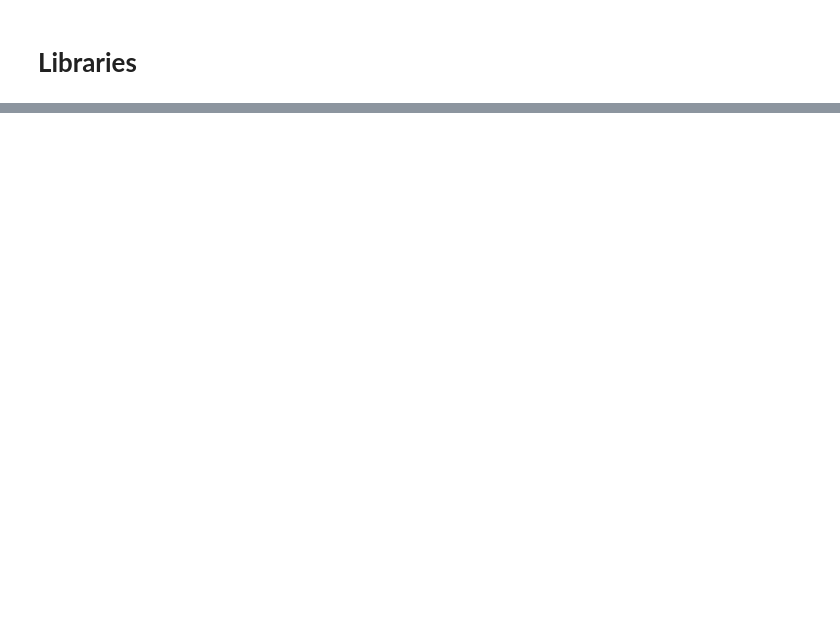
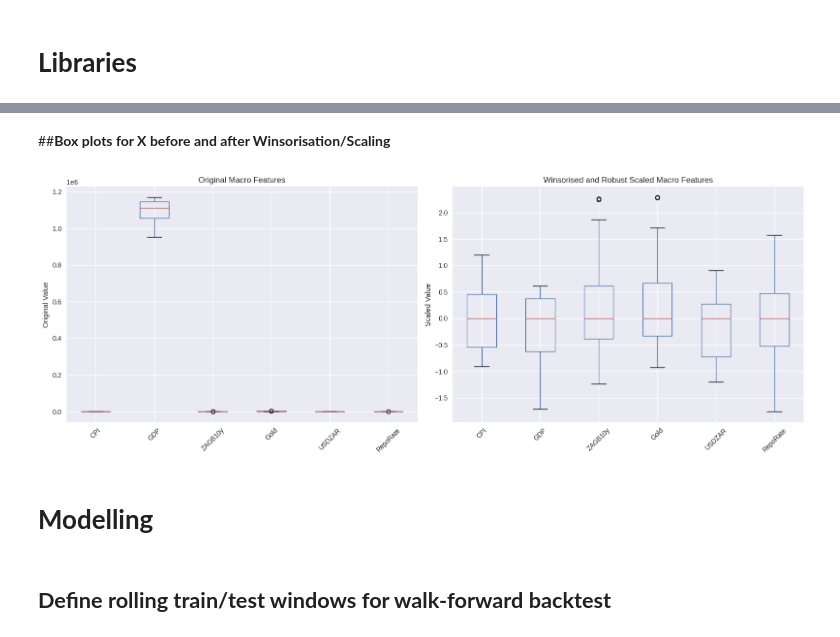
Before and after one commit to MATHONSIMM/Capstone-Project-Group-11192, a Jupyter notebook: Capstone_Project_Group_11192.ipynb, the cells around one changed output, grey strips where cells are left out. Saved outputs shown, nothing was run; the diff lists cells and outputs as text; code cells hidden in the pictures; blank space fills up the shorter version.

```diff
--- a/Capstone_Project_Group_11192.ipynb
+++ b/Capstone_Project_Group_11192.ipynb
@@ -1069,0 +692,30 @@ Average Hit Ratio (DNN): 0.583
+# %%
+def winsorise_series(s, lower=0.01, upper=0.99):
+    """
+    Winsorise a Series by clipping to given quantiles.
+    Helps reduce extreme macro shocks.
+    """
+    lower_q = s.quantile(lower)
+    upper_q = s.quantile(upper)
+    return s.clip(lower_q, upper_q)
+
+X_winsor = X.apply(winsorise_series, axis=0)
+
+print("Winsorised X head:")
+display(X_winsor.head())
+
+scaler = RobustScaler()
+X_scaled_values = scaler.fit_transform(X_winsor)
+
+X_scaled = pd.DataFrame(
+    X_scaled_values,
+    index=X_winsor.index,
+    columns=X_winsor.columns
+)
+
+print("\nScaled X head:")
+display(X_scaled.head())
+
+X_prepared = X_scaled.copy()
+
+print("\nFinal prepared macro feature matrix shape:", X_prepared.shape)
@@ -1069,0 +740,23 @@ Average Hit Ratio (DNN): 0.583
+# %% [markdown]
+##**Box plots for X before and after Winsorisation/Scaling**
+# %%
+fig, axes = plt.subplots(1, 2, figsize=(16, 6), sharey=False)
+X.boxplot(ax=axes[0])
+axes[0].set_title('Original Macro Features')
+axes[0].set_ylabel('Original Value')
+axes[0].tick_params(axis='x', rotation=45)
+
+# Box plot for Winsorised and Robust Scaled macro features
+X_prepared.boxplot(ax=axes[1])
+axes[1].set_title('Winsorised and Robust Scaled Macro Features')
+axes[1].set_ylabel('Scaled Value')
+axes[1].tick_params(axis='x', rotation=45)
+
+plt.tight_layout()
+plt.show()
+# %% [output]
+[figure, added]
+# %% [markdown]
+# **Modelling**
+# %% [markdown]
+## **Define rolling train/test windows for walk-forward backtest**
```
Also changed, not shown: parts of 133 cells of this notebook.
